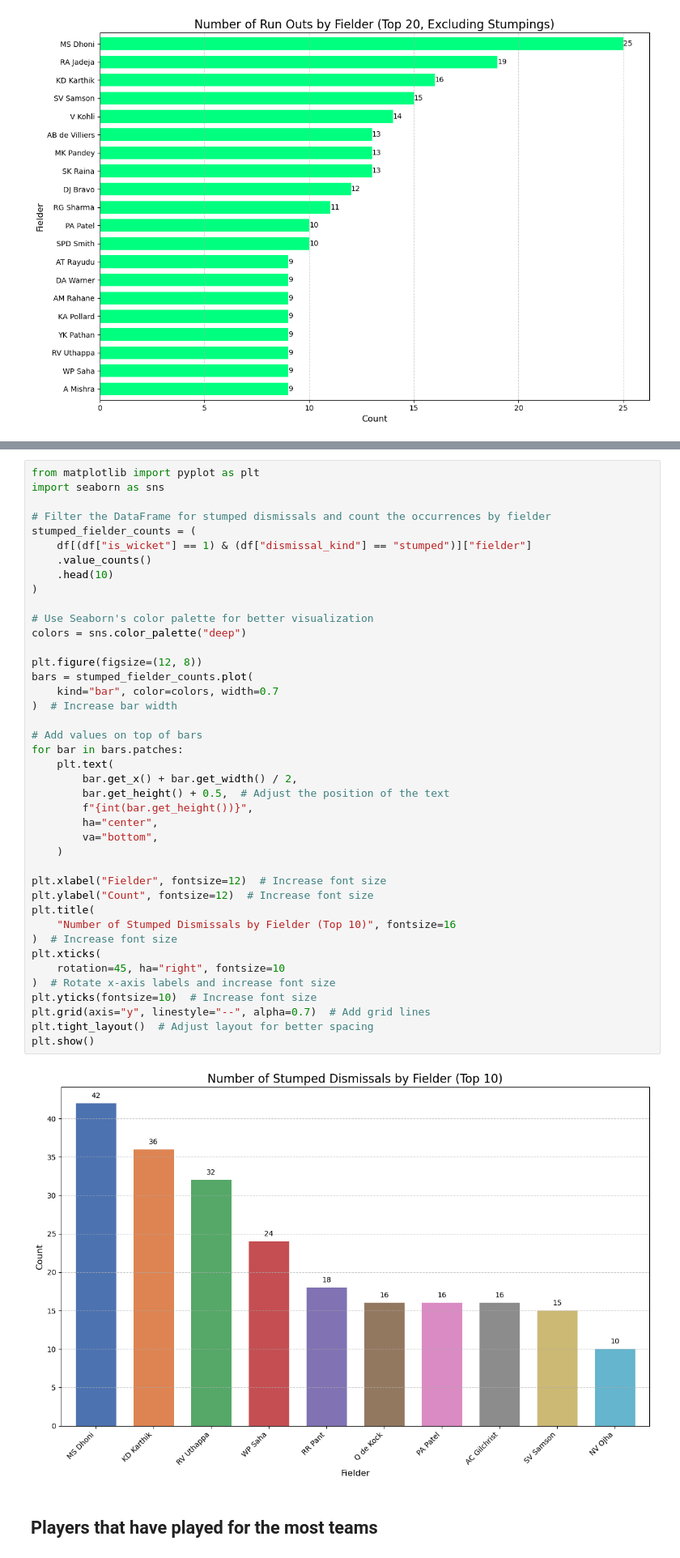
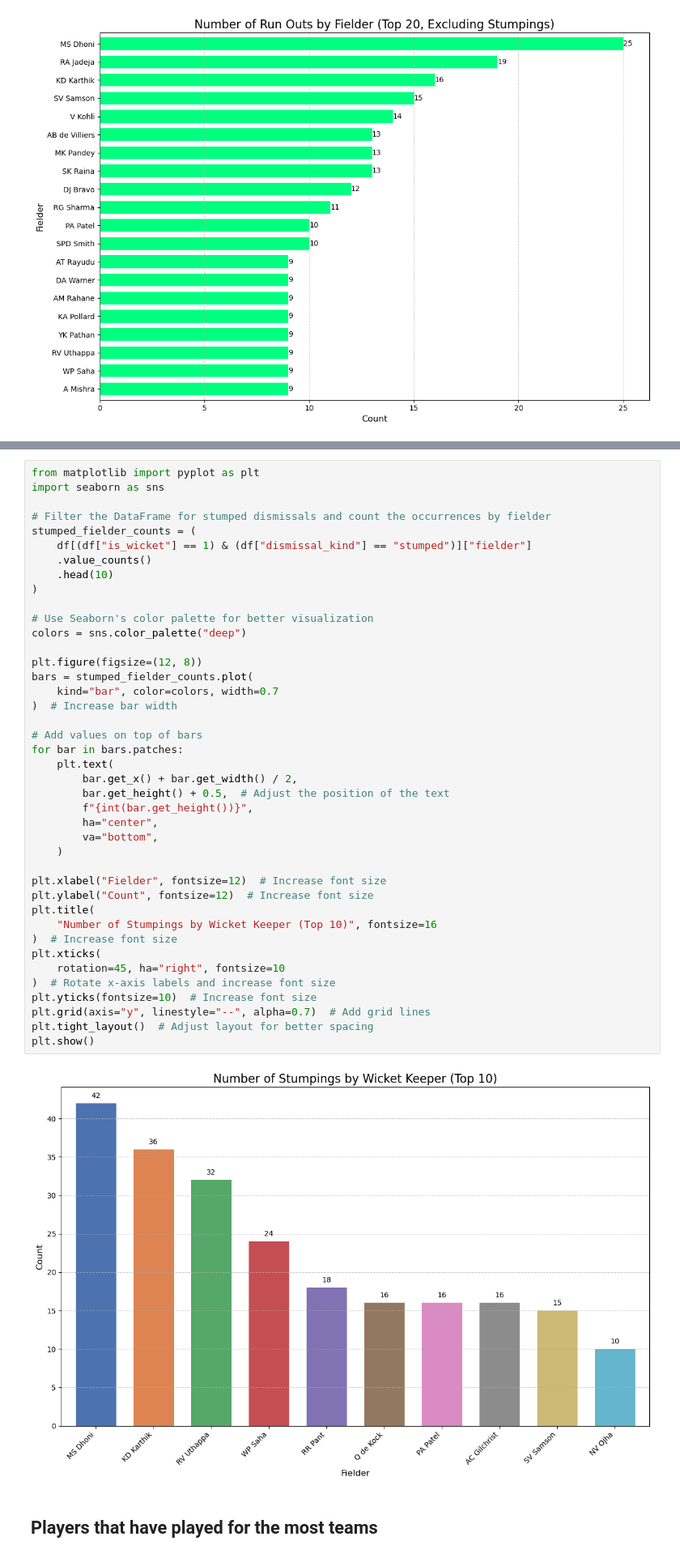
Before and after one commit to code-with-aneesh/IPL_Analysis, a Jupyter notebook: delivery_analysis.ipynb, the cells around one changed output, grey strips where cells are left out. Shown: that part at 81% size. Saved outputs shown, nothing was run; the diff lists cells and outputs as text.

```diff
--- a/delivery_analysis.ipynb
+++ b/delivery_analysis.ipynb
@@ -333,35 +333,35 @@ stumped_fielder_counts = (
 # Use Seaborn's color palette for better visualization
 colors = sns.color_palette("deep")
 
 plt.figure(figsize=(12, 8))
 bars = stumped_fielder_counts.plot(
     kind="bar", color=colors, width=0.7
 )  # Increase bar width
 
 # Add values on top of bars
 for bar in bars.patches:
     plt.text(
         bar.get_x() + bar.get_width() / 2,
         bar.get_height() + 0.5,  # Adjust the position of the text
         f"{int(bar.get_height())}",
         ha="center",
         va="bottom",
     )
 
 plt.xlabel("Fielder", fontsize=12)  # Increase font size
 plt.ylabel("Count", fontsize=12)  # Increase font size
 plt.title(
-    "Number of Stumped Dismissals by Fielder (Top 10)", fontsize=16
+    "Number of Stumpings by Wicket Keeper (Top 10)", fontsize=16
 )  # Increase font size
 plt.xticks(
     rotation=45, ha="right", fontsize=10
 )  # Rotate x-axis labels and increase font size
 plt.yticks(fontsize=10)  # Increase font size
 plt.grid(axis="y", linestyle="--", alpha=0.7)  # Add grid lines
 plt.tight_layout()  # Adjust layout for better spacing
 plt.show()
 # %% [output]
-[figure, old version]
+[figure, new version]
 # %% [markdown]
 ## Players that have played for the most teams
 # %%
```
Also changed, not shown: parts of 5 cells of this notebook, 1 other file.
